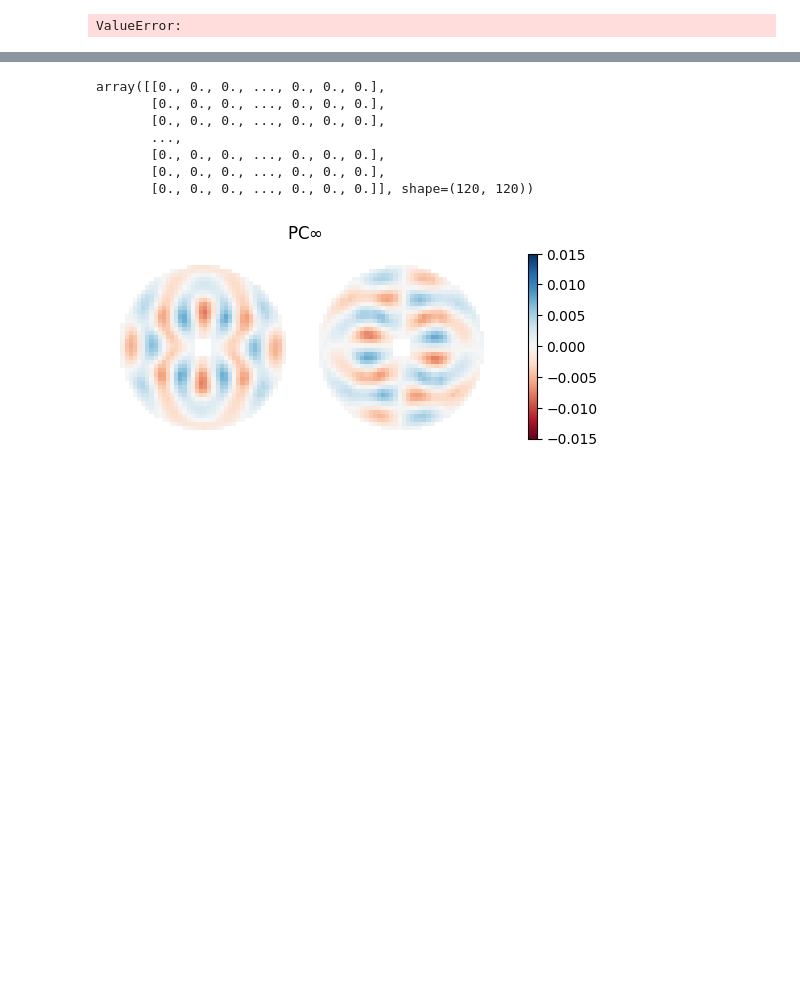
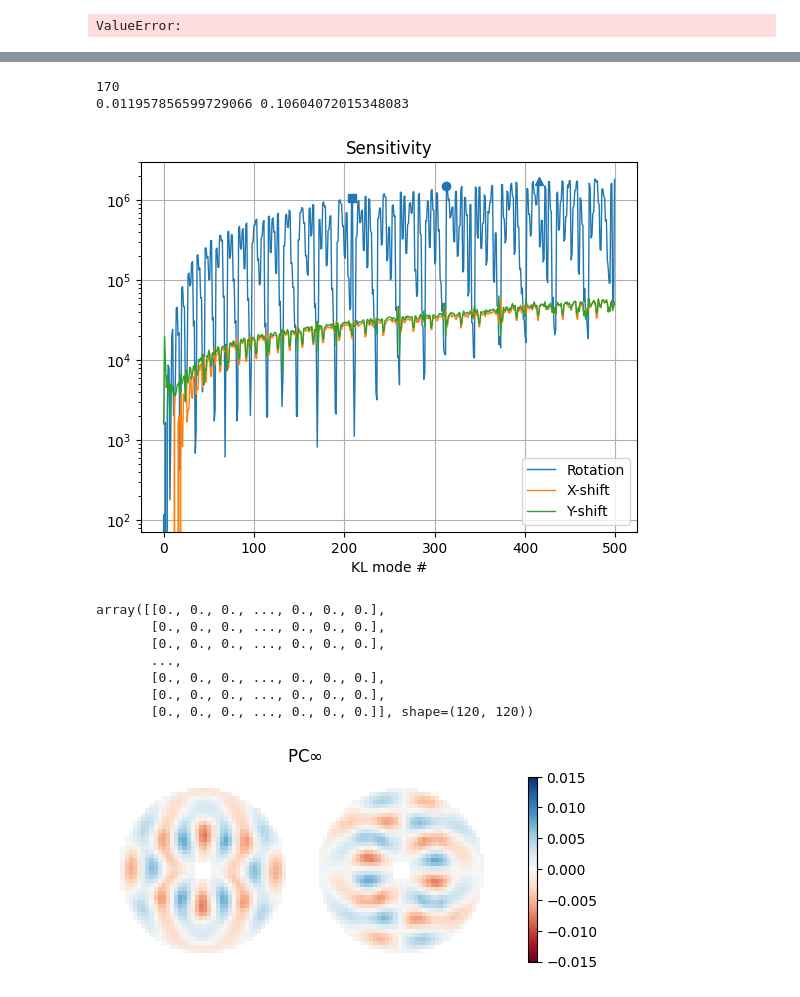
Before and after one commit to Menessao/SPECULA, a Jupyter notebook: config/ErrorBudget/LBTplots.ipynb, the cells around one changed output, grey strips where cells are left out. Drawn from its saved outputs; the diff is of its cells as text; code cells hidden in the pictures; blank space fills up the shorter version.

```diff
--- a/config/ErrorBudget/LBTplots.ipynb
+++ b/config/ErrorBudget/LBTplots.ipynb
@@ -262,3 +277,43 @@ print(prot[1]/(-2*prot[0]),psY[1]/(-2*psY[0]),psX[1]/(-2*psX[0]))
+# %%
+modes_err_rot = fits.getdata('/raid1/mmenessini/results/SOUL/KLv30dx/misreg_csv/it3_deltaRot0.10_500modes_metrics.fits')
+modes_err_dX = fits.getdata('/raid1/mmenessini/results/SOUL/KLv30dx/misreg_csv/it3_deltaShiftX0.02_500modes_metrics.fits')
+modes_err_dY = fits.getdata('/raid1/mmenessini/results/SOUL/KLv30dx/misreg_csv/it3_deltaShiftY0.02_500modes_metrics.fits')
+modes_err_mag = fits.getdata('/raid1/mmenessini/results/SOUL/KLv30dx/misreg_csv/it3_deltaMag0.36_500modes_metrics.fits')
+
+def get_sensitivity(modes_err,N:int=500):
+    x = np.arange(np.shape(modes_err)[0])
+    sens = np.zeros(N)
+    for i in range(N):
+        p = np.polyfit(x,modes_err[:,i],2)
+        sens[i] = p[0]
+    return sens
+
+rot_sens = get_sensitivity(modes_err_rot)
+dx_sens = get_sensitivity(modes_err_dX)
+dy_sens = get_sensitivity(modes_err_dY)
+mag_sens = get_sensitivity(modes_err_mag)
+
+print(150+np.argmin(rot_sens[150:220]),)
+print(rot_sens[400]/rot_sens[415],rot_sens[300]/rot_sens[313])
+
+plt.figure()
+plt.semilogy(rot_sens,linewidth=1,label='Rotation')
+plt.semilogy(dx_sens,linewidth=1,label='X-shift')
+plt.semilogy(dy_sens,linewidth=1,label='Y-shift')
+plt.plot(208,rot_sens[208],'s',c='C0')
+plt.plot(313,rot_sens[313],'o',c='C0')
+plt.plot(415,rot_sens[415],'^',c='C0')
+# plt.semilogy(mag_sens,linewidth=1,label='Magnification')
+# plt.xlim([0,10])
+# plt.yscale('linear')
+plt.legend()
+plt.title('Sensitivity')
+plt.xlabel('KL mode #')
+plt.grid()
+# %% [output]
+170
+0.011957856599729066 0.10604072015348083
+[figure, added]
 # %%
 
 # df_tot = pd.read_csv('/raid1/mmenessini/results/SOUL/KLv30dx/misreg_csv/it3_deltaRot0.12_deltaShift0.02_deltaMag0.00_metric.csv') #
```
Also changed, not shown: parts of 8 cells of this notebook, 9 other files.
